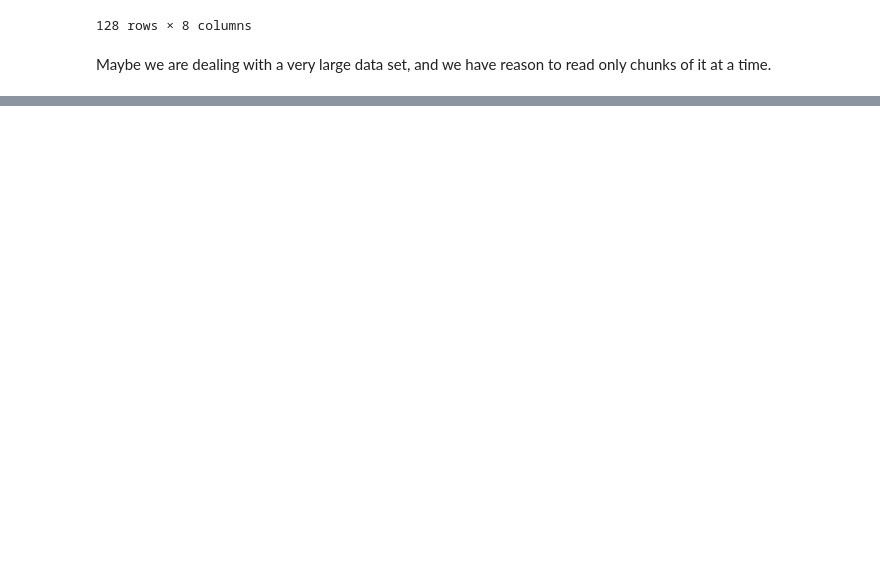
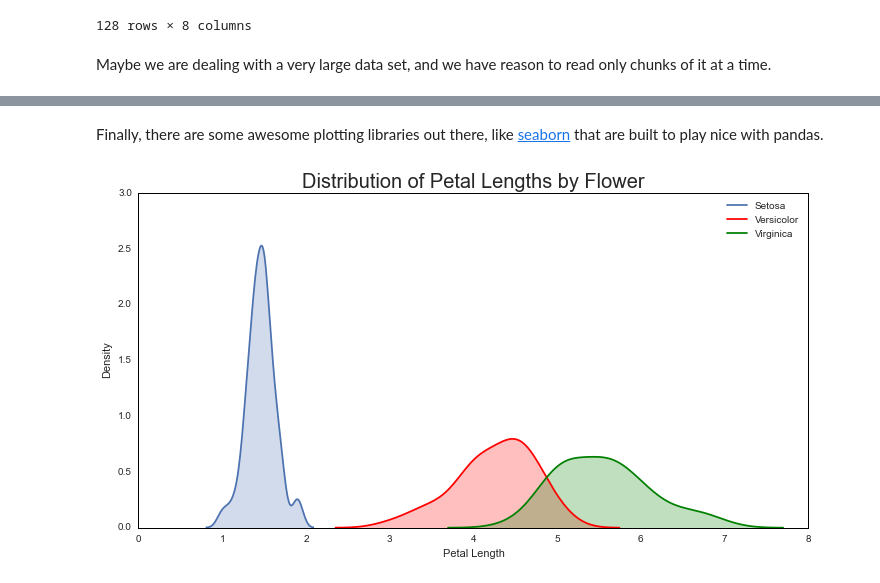
Before and after one commit to choct155/work_scratch, a Jupyter notebook: pandas_4_health.ipynb, the cells around one changed output, grey strips where cells are left out. Drawn from its saved outputs; the diff is of its cells as text; code cells hidden in the pictures; blank space fills up the shorter version.

```diff
--- a/pandas_4_health.ipynb
+++ b/pandas_4_health.ipynb
@@ -395,0 +492,20 @@ HTML('<iframe src=http://bl.ocks.org/mbostock/e1e1e7e2c360bec054ba width=1100 he
+# %% [markdown]
+Finally, there are some awesome plotting libraries out there, like [seaborn](http://stanford.edu/~mwaskom/software/seaborn/) that are built to play nice with pandas.
+# %%
+#Generate plot object
+fig,ax=plt.subplots(figsize=(12,6))
+
+#Plot distribution of petal lengths for setosa and versicolor
+sb.distplot(iris[iris['Name']=='Iris-setosa']['PetalLength'],ax=ax,hist=False,kde_kws={"shade": True},\
+            label='Setosa')
+sb.distplot(iris[iris['Name']=='Iris-versicolor']['PetalLength'],ax=ax,hist=False,kde_kws={"shade": True},\
+            color='r',label='Versicolor')
+sb.distplot(iris[iris['Name']=='Iris-virginica']['PetalLength'],ax=ax,hist=False,kde_kws={"shade": True},\
+            color='g',label='Virginica')
+
+#Set labels
+ax.set_title('Distribution of Petal Lengths by Flower',fontsize=20)
+ax.set_xlabel('Petal Length')
+ax.set_ylabel('Density');
+# %% [output]
+[figure, added]
```
Also changed, not shown: parts of 37 cells of this notebook, 3 other files.
